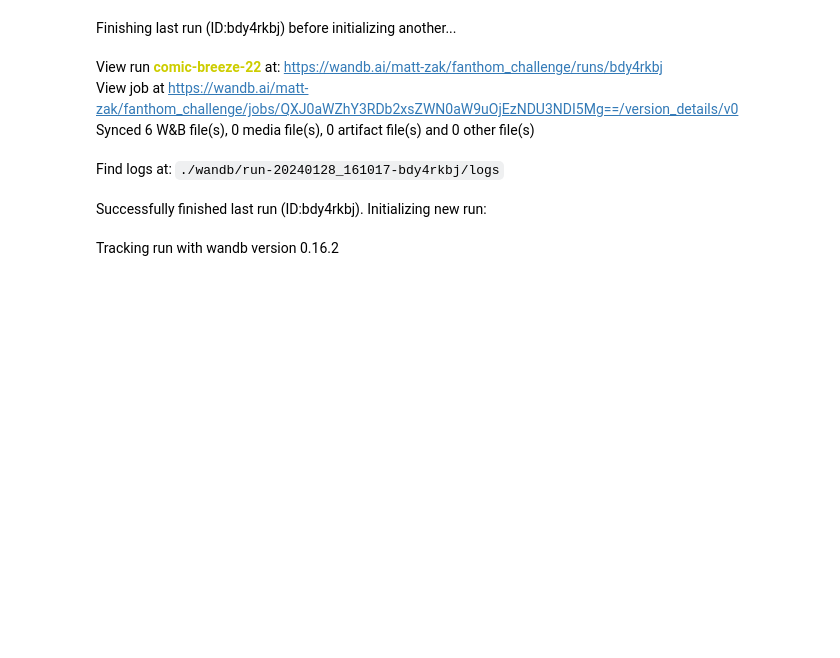
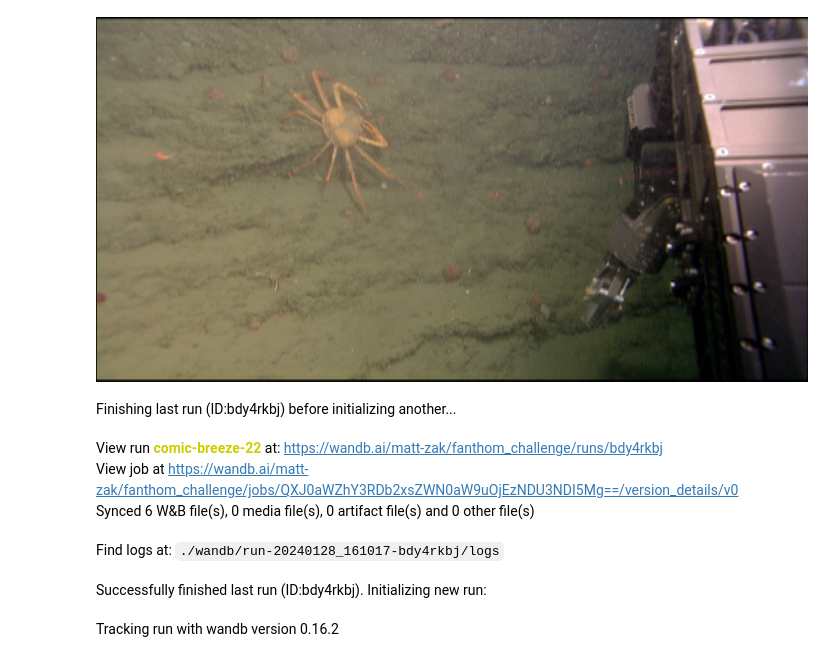
Before and after one commit to zakmatt/fanthomnet, a Jupyter notebook: prepare_sweep_train.ipynb, the cells around one changed output. Saved outputs shown, nothing was run; the diff lists cells and outputs as text; code cells hidden in the pictures; blank space fills up the shorter version.

```diff
--- a/prepare_sweep_train.ipynb
+++ b/prepare_sweep_train.ipynb
@@ -175,3 +216,7 @@ class SeaWorldDataset(Dataset):
+# %%
+Image.open(image_data["image_path"])
+# %% [output]
+[figure, added]
 # %%
 def collate_fn(batch, is_yolo=False):
     pixel_values = [item["pixel_values"] for item in batch]
```
Also changed, not shown: parts of 3 cells of this notebook, 4 other files.
